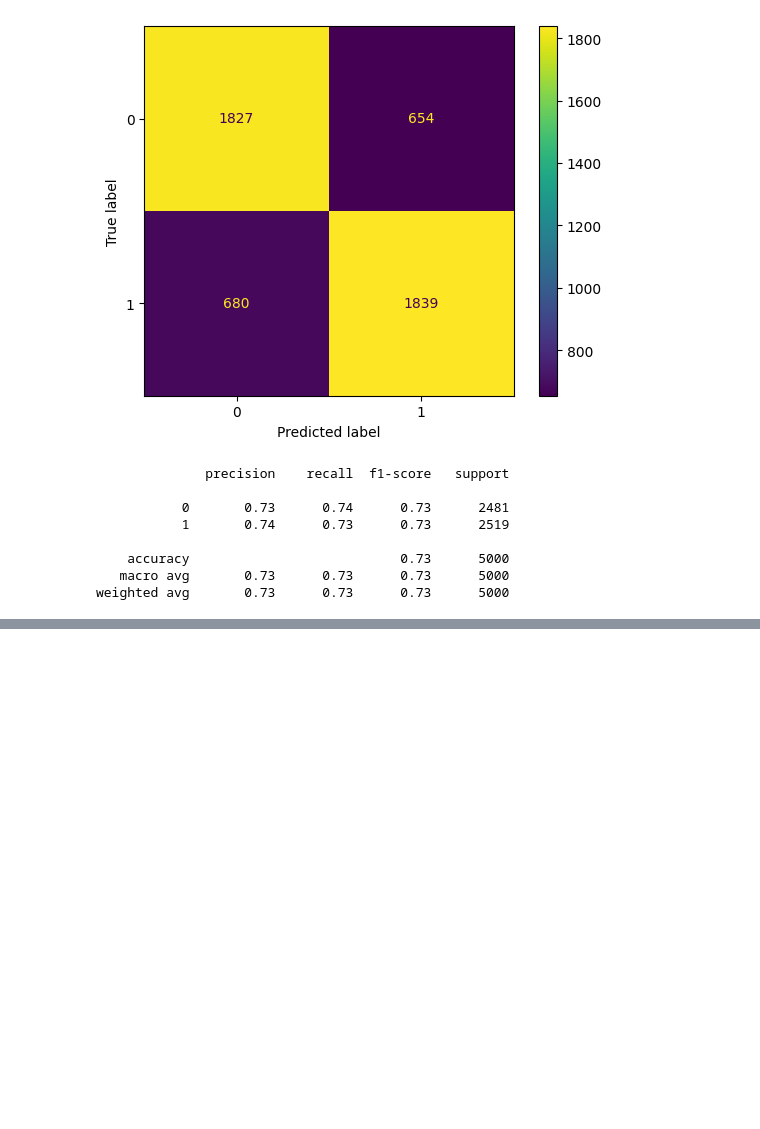
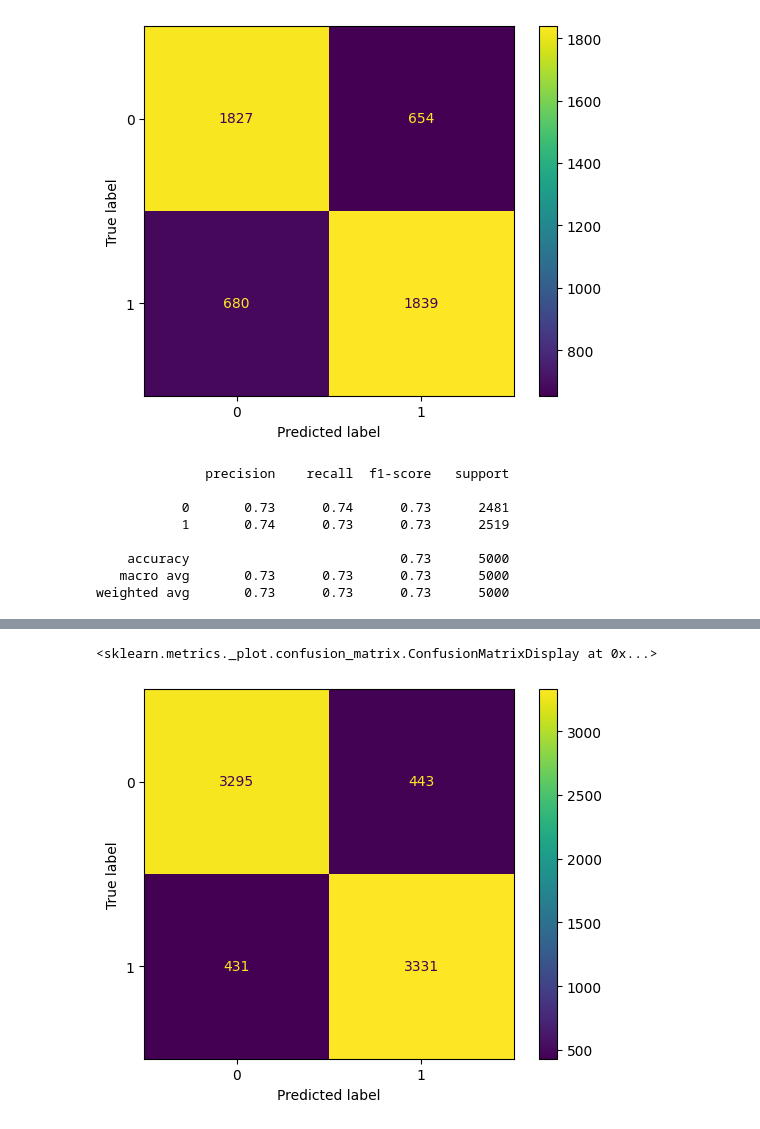
Before and after one commit to ryslipe/sentiment_analysis, a Jupyter notebook: notebook/stemming_and_lemmatizing.ipynb, the cells around one changed output, grey strips where cells are left out. Cells and saved outputs as stored; diff of their text form; code cells hidden in the pictures; blank space fills up the shorter version.

Commit message:
transformer

```diff
--- a/notebook/stemming_and_lemmatizing.ipynb
+++ b/notebook/stemming_and_lemmatizing.ipynb
@@ -201,0 +242,41 @@ weighted avg       0.73      0.73      0.73      5000
+# %%
+from textblob import TextBlob
+from sklearn.preprocessing import FunctionTransformer
+
+# Initialize VADER sentiment analyzer
+vader_analyzer = SentimentIntensityAnalyzer()
+
+def get_vader_score(review):
+    return vader_analyzer.polarity_scores(review)['compound']
+
+def get_textblob_polarity(review):
+    return TextBlob(review).sentiment.polarity
+
+# Function transformers to apply functions to the data
+vader_transformer = FunctionTransformer(lambda x: pd.DataFrame(x).applymap(get_vader_score).values, validate=False)
+textblob_transformer = FunctionTransformer(lambda x: pd.DataFrame(x).applymap(get_textblob_polarity).values, validate=False)
+# %%
+from sklearn.pipeline import FeatureUnion, Pipeline
+# Initialize the CountVectorizer
+vectorizer = CountVectorizer()
+
+# FeatureUnion to combine features
+combined_features = FeatureUnion([
+    ("vader_score", vader_transformer),
+    ("textblob_polarity", textblob_transformer),
+    ("count_vectorizer", vectorizer)
+])
+
+# Final pipeline
+pipeline = Pipeline([
+    ("features", combined_features),
+    ("classifier", LogisticRegression())
+])
+
+X_train, X_test, y_train, y_test = train_test_split(df_copy["review"], df_copy["sentiment"], test_size=0.3, random_state=42)
+# %%
+# Fit the model on the training data
+pipeline.fit(X_train, y_train)
+
+# Predict on the test data
+y_pred = pipeline.predict(X_test)
@@ -201,0 +291,6 @@ weighted avg       0.73      0.73      0.73      5000
+# %%
+# confusion matrix
+ConfusionMatrixDisplay.from_estimator(pipeline, X_test, y_test)
+# %% [output]
+<sklearn.metrics._plot.confusion_matrix.ConfusionMatrixDisplay at 0x...>
+[figure, added]
```
Also changed, not shown: parts of 7 cells of this notebook, 2 other files.
